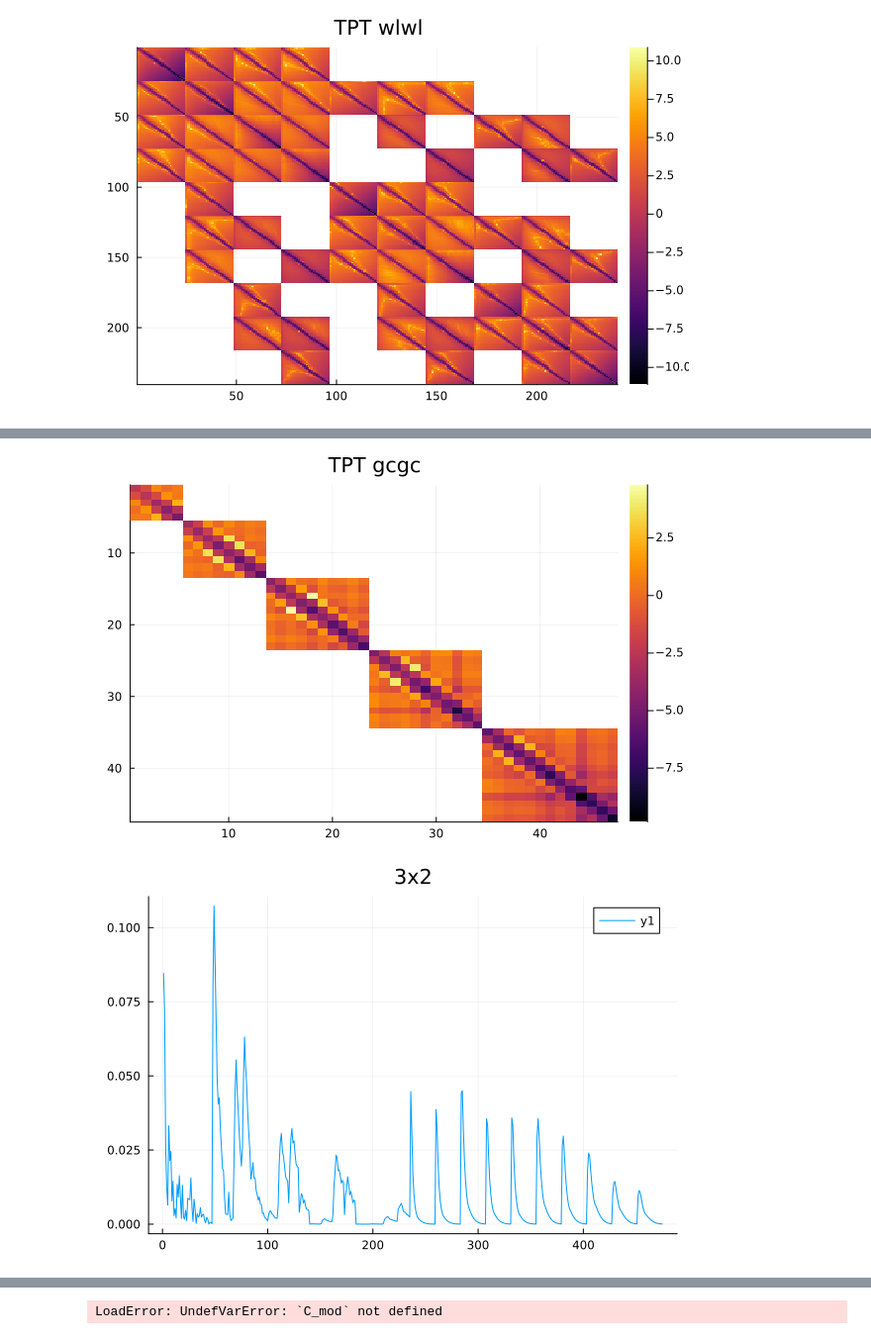
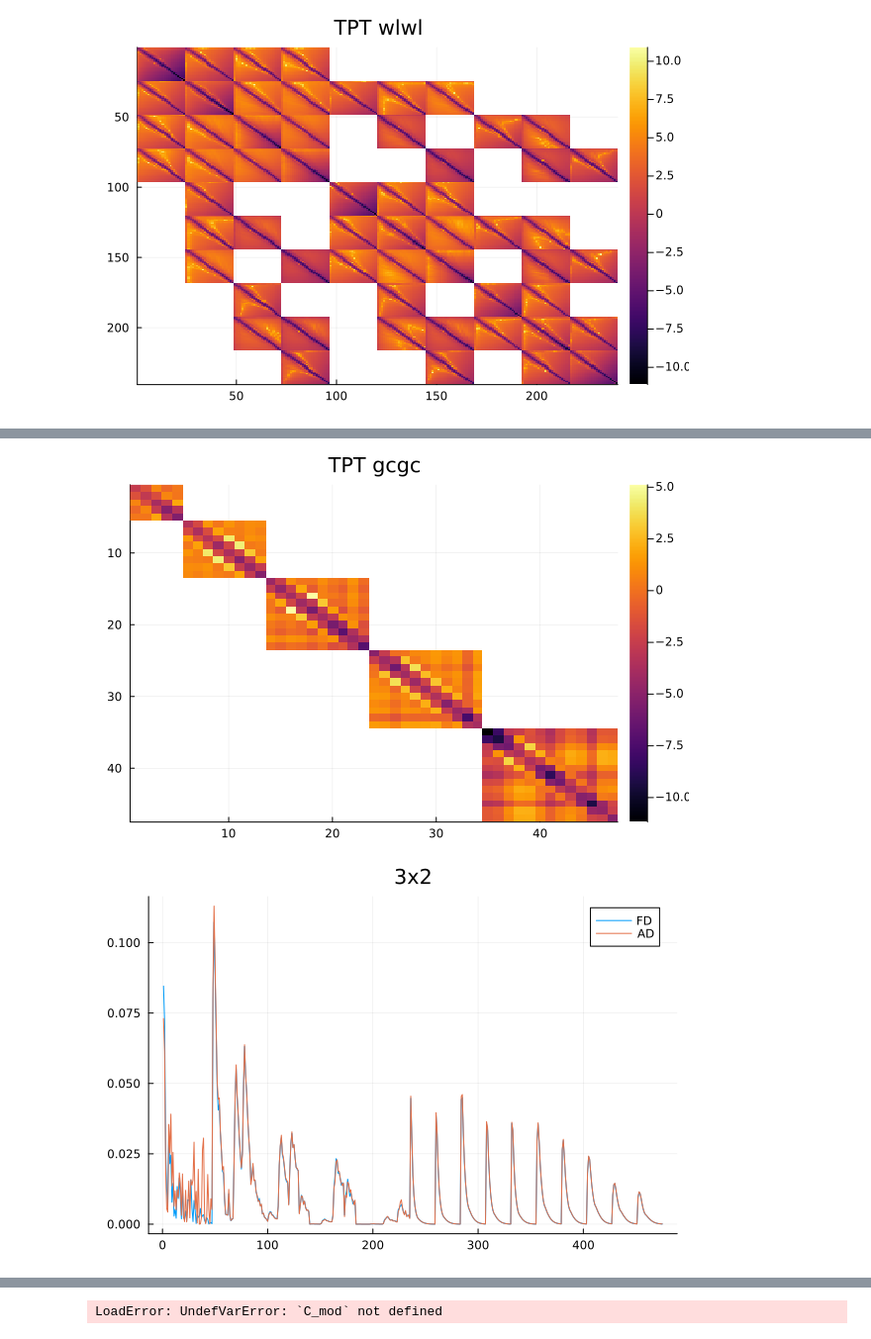
Before and after one commit to JaimeRZP/3x2_analytical, a Jupyter notebook: dz_tpt.ipynb, the cells around one changed output, grey strips where cells are left out. Shown at 99% size. Cells and saved outputs as stored; diff of their text form; code cells hidden in the pictures.

```diff
--- a/dz_tpt.ipynb
+++ b/dz_tpt.ipynb
@@ -130,7 +132,7 @@ function make_Cmod(dz_cov, data_cov, model; mode="AD")
 
     if mode == "AD"
         println("Using automatic differentiation to compute T")
-        null = zeros(n)
+        null = zeros(m)
         T = ForwardDiff.jacobian(model, null)
     elseif mode == "FD"
         println("Using finite differences to compute T")
@@ -157,9 +159,13 @@ dz_cov_wlwl = diagm(dz_err_wlwl.^2)
 dz_cov_gcgc = diagm(dz_err_gcgc.^2)
 dz_cov_3x2 = diagm(dz_err_3x2.^2);
 # %%
-Cmod_wlwl = make_Cmod(dz_cov_wlwl, meta_wlwl.cov, model_wlwl; mode="FD")
-Cmod_gcgc = make_Cmod(dz_cov_gcgc, meta_gcgc.cov, model_gcgc; mode="FD")
-Cmod_3x2 = make_Cmod(dz_cov_3x2, meta_3x2.cov, model_3x2; mode="FD");
+Cmod_wlwl_FD = make_Cmod(dz_cov_wlwl, meta_wlwl.cov, model_wlwl; mode="FD")
+Cmod_gcgc_FD = make_Cmod(dz_cov_gcgc, meta_gcgc.cov, model_gcgc; mode="FD")
+Cmod_3x2_FD = make_Cmod(dz_cov_3x2, meta_3x2.cov, model_3x2; mode="FD");
+
+Cmod_wlwl_AD = make_Cmod(dz_cov_wlwl, meta_wlwl.cov, model_wlwl; mode="AD")
+Cmod_gcgc_AD = make_Cmod(dz_cov_gcgc, meta_gcgc.cov, model_gcgc; mode="AD")
+Cmod_3x2_AD = make_Cmod(dz_cov_3x2, meta_3x2.cov, model_3x2; mode="AD");
 # %% [output]
 Using finite differences to compute T
 Using finite differences to compute T
@@ -179,9 +190,10 @@ plot(abs.(diag(meta_gcgc.cov) .- diag(Cmod_gcgc)) ./ diag(meta_gcgc.cov), title=
 # %%
-heatmap(log.(abs.((Cmod_gcgc .- meta_gcgc.cov)./ meta_gcgc.cov)), title="TPT gcgc", yflip=true)
+heatmap(log.(abs.((Cmod_gcgc_AD .- meta_gcgc.cov)./ meta_gcgc.cov)), title="TPT gcgc", yflip=true)
 # %% [output]
-[figure, old version]
+[figure, new version]
 # %%
-plot(abs.(diag(meta_3x2.cov) .- diag(Cmod_3x2)) ./ diag(meta_3x2.cov), title="3x2")
+plot(abs.(diag(meta_3x2.cov) .- diag(Cmod_3x2_FD)) ./ diag(meta_3x2.cov), label="FD", title="3x2")
+plot!(abs.(diag(meta_3x2.cov) .- diag(Cmod_3x2_AD)) ./ diag(meta_3x2.cov), label="AD")
 # %% [output]
-[figure, old version]
+[figure, new version]
 # %%
```
Also changed, not shown: parts of 6 cells of this notebook.
